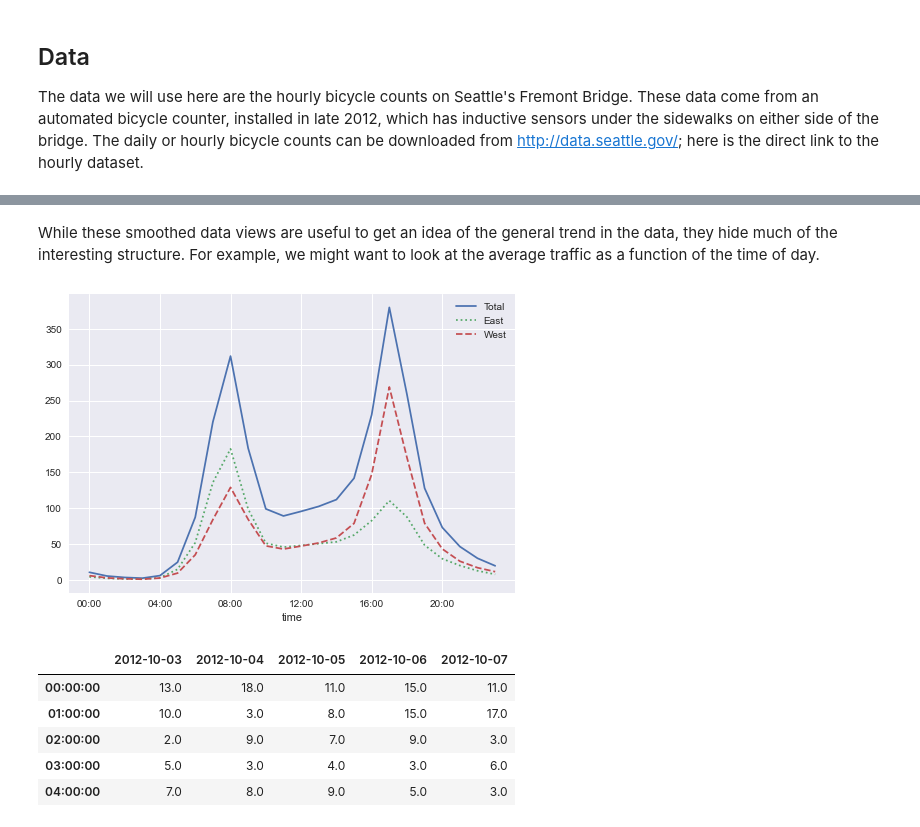
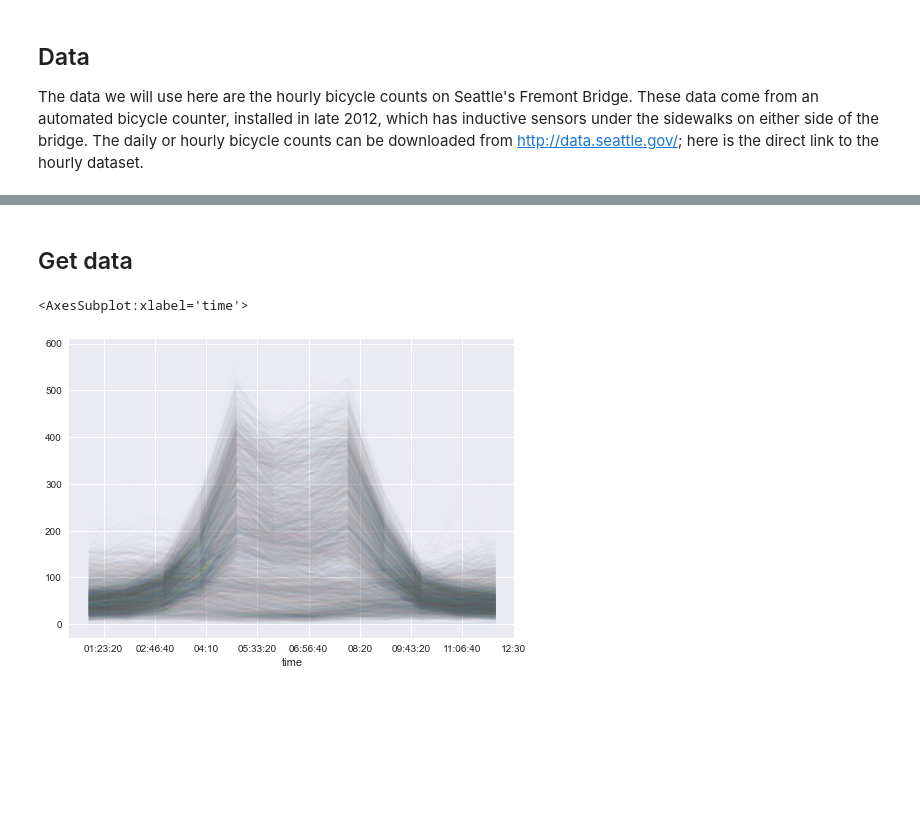
Before and after one commit to Madhu612/Jupyter-Workflow, a Jupyter notebook: Bike Sharing_Fremont.ipynb, the cells around one changed output, grey strips where cells are left out. Cells and saved outputs as stored; diff of their text form; code cells hidden in the pictures; blank space fills up the shorter version.

```diff
--- a/Bike Sharing_Fremont.ipynb
+++ b/Bike Sharing_Fremont.ipynb
@@ -21,13 +26,0 @@ plt.style.use('seaborn')
-# %%
-import os
-from urllib.request import urlretrieve
-import pandas as pd
-
-URL = 'https://data.seattle.gov/api/views/65db-xm6k/rows.csv?accessType=DOWNLOAD'
-
-def get_fremont_data(filename='Fremont.csv', url=URL, force_download=False):
-    if force_download or not os.path.exists(filename):
-        urlretrieve(url, filename)
-    data = pd.read_csv('Fremont.csv', index_col='Date', parse_dates=True)
-    data.columns = ['Total', 'East', 'West']
-    return data
@@ -47,10 +27,2 @@ ax.set_ylim(0, None)
-# %% [markdown]
-While these smoothed data views are useful to get an idea of the general trend in the data, they hide much of the interesting structure. For example, we might want to look at the average traffic as a function of the time of day.
-# %%
-import numpy as np
-
-by_time = data.groupby(data.index.time).mean()
-hourly_ticks = 4 * 60 * 60 * np.arange(6)
-by_time.plot(xticks=hourly_ticks, style=['-', ':', '--']);
-# %% [output]
-[figure, removed]
+# %% [markdown]
+## Get data
@@ -57,10 +32,6 @@ by_time.plot(xticks=hourly_ticks, style=['-', ':', '--']);
 # %%
 pivoted = data.pivot_table('Total', index=data.index.time, columns=data.index.date)
-pivoted.iloc[:5, :5]
+pivoted.plot(legend=False, alpha=0.01)
 # %% [output]
-|  | 2012-10-03 | 2012-10-04 | 2012-10-05 | 2012-10-06 | 2012-10-07 |
-| 00:00:00 | 13.0 | 18.0 | 11.0 | 15.0 | 11.0 |
-| 01:00:00 | 10.0 | 3.0 | 8.0 | 15.0 | 17.0 |
-| 02:00:00 | 2.0 | 9.0 | 7.0 | 9.0 | 3.0 |
-| 03:00:00 | 5.0 | 3.0 | 4.0 | 3.0 | 6.0 |
-| 04:00:00 | 7.0 | 8.0 | 9.0 | 5.0 | 3.0 |
+<AxesSubplot:xlabel='time'>
+[figure, added]
```
Also changed, not shown: parts of 22 cells of this notebook.
